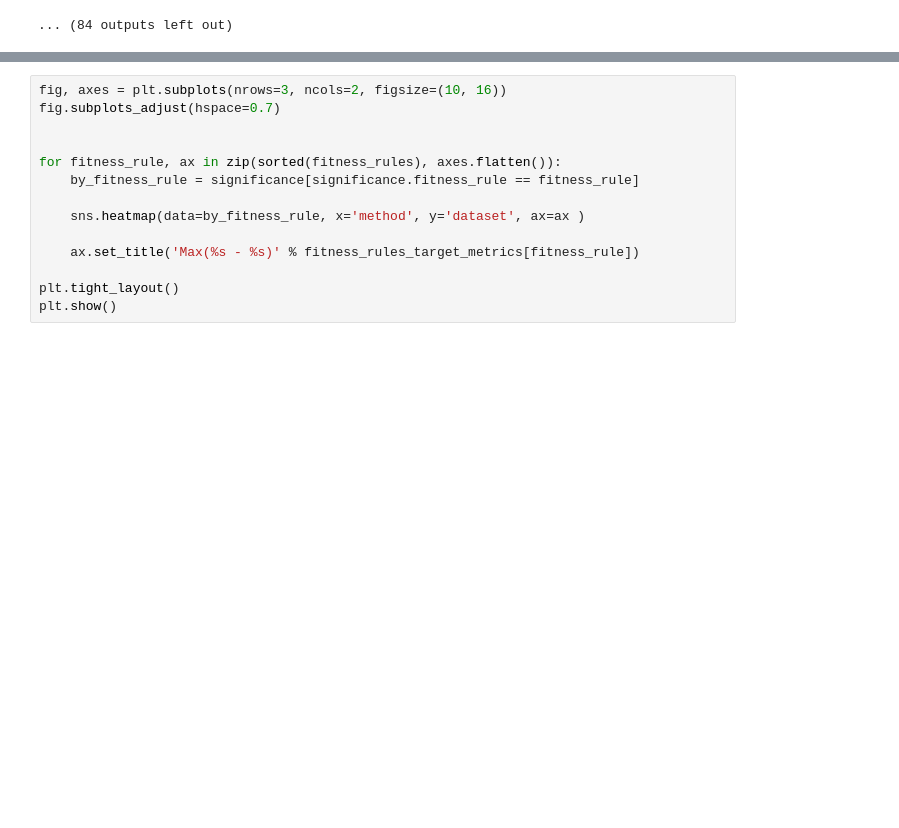
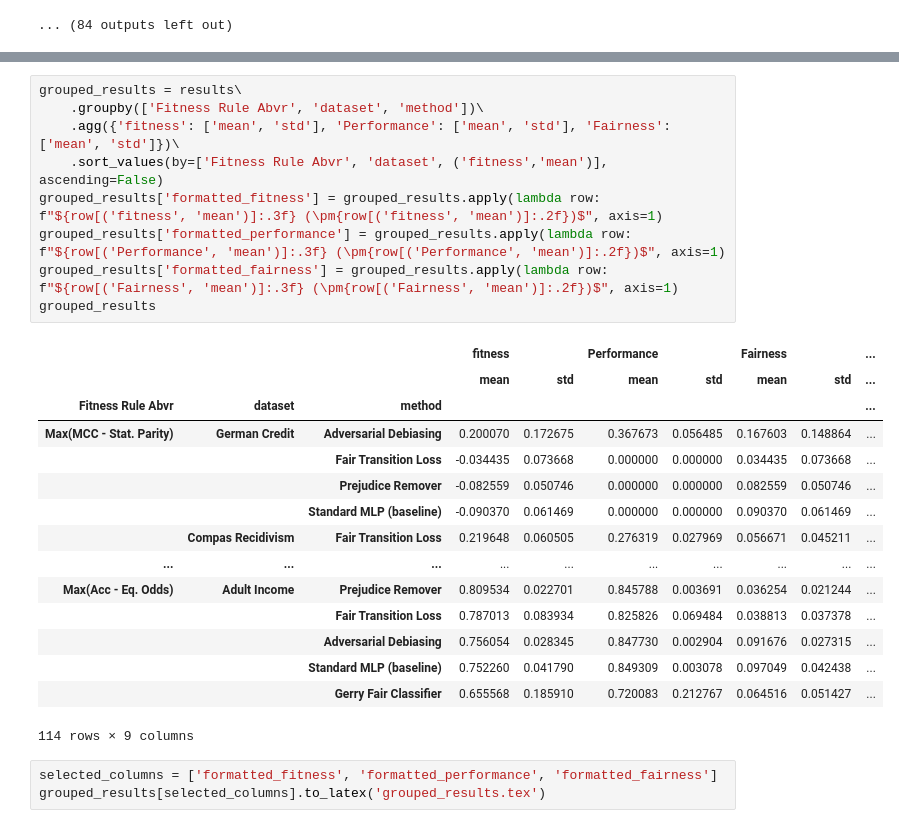
Before and after one commit to ygorcanalli/FairTransitionLoss, a Jupyter notebook: notebooks/2023-08-23/significance_test.ipynb, the cells around one changed output, grey strips where cells are left out. Cells and saved outputs as stored; diff of their text form; blank space fills up the shorter version.

```diff
--- a/notebooks/2023-08-23/significance_test.ipynb
+++ b/notebooks/2023-08-23/significance_test.ipynb
@@ -284,14 +318,28 @@ Significance Testing
-# %%
-fig, axes = plt.subplots(nrows=3, ncols=2, figsize=(10, 16))
-fig.subplots_adjust(hspace=0.7)
-
-
-for fitness_rule, ax in zip(sorted(fitness_rules), axes.flatten()):
-    by_fitness_rule = significance[significance.fitness_rule == fitness_rule]
-
-    sns.heatmap(data=by_fitness_rule, x='method', y='dataset', ax=ax )
-
-    ax.set_title('Max(%s - %s)' % fitness_rules_target_metrics[fitness_rule])
-
-plt.tight_layout()
-plt.show()
+# %%
+grouped_results = results\
+    .groupby(['Fitness Rule Abvr', 'dataset', 'method'])\
+    .agg({'fitness': ['mean', 'std'], 'Performance': ['mean', 'std'], 'Fairness': ['mean', 'std']})\
+    .sort_values(by=['Fitness Rule Abvr', 'dataset', ('fitness','mean')], ascending=False)
+grouped_results['formatted_fitness'] = grouped_results.apply(lambda row: f"${row[('fitness', 'mean')]:.3f} (\pm{row[('fitness', 'mean')]:.2f})$", axis=1)
+grouped_results['formatted_performance'] = grouped_results.apply(lambda row: f"${row[('Performance', 'mean')]:.3f} (\pm{row[('Performance', 'mean')]:.2f})$", axis=1)
+grouped_results['formatted_fairness'] = grouped_results.apply(lambda row: f"${row[('Fairness', 'mean')]:.3f} (\pm{row[('Fairness', 'mean')]:.2f})$", axis=1)
+grouped_results
+# %% [output]
+|  |  |  | fitness |  | Performance |  | Fairness |  | ... |
+|  |  |  | mean | std | mean | std | mean | std | ... |
+| Fitness Rule Abvr | dataset | method |  |  |  |  |  |  | ... |
+| Max(MCC - Stat. Parity) | German Credit | Adversarial Debiasing | 0.200070 | 0.172675 | 0.367673 | 0.056485 | 0.167603 | 0.148864 | ... |
+|  |  | Fair Transition Loss | -0.034435 | 0.073668 | 0.000000 | 0.000000 | 0.034435 | 0.073668 | ... |
+|  |  | Prejudice Remover | -0.082559 | 0.050746 | 0.000000 | 0.000000 | 0.082559 | 0.050746 | ... |
+|  |  | Standard MLP (baseline) | -0.090370 | 0.061469 | 0.000000 | 0.000000 | 0.090370 | 0.061469 | ... |
+|  | Compas Recidivism | Fair Transition Loss | 0.219648 | 0.060505 | 0.276319 | 0.027969 | 0.056671 | 0.045211 | ... |
+| ... | ... | ... | ... | ... | ... | ... | ... | ... | ... |
+| Max(Acc - Eq. Odds) | Adult Income | Prejudice Remover | 0.809534 | 0.022701 | 0.845788 | 0.003691 | 0.036254 | 0.021244 | ... |
+|  |  | Fair Transition Loss | 0.787013 | 0.083934 | 0.825826 | 0.069484 | 0.038813 | 0.037378 | ... |
+|  |  | Adversarial Debiasing | 0.756054 | 0.028345 | 0.847730 | 0.002904 | 0.091676 | 0.027315 | ... |
+|  |  | Standard MLP (baseline) | 0.752260 | 0.041790 | 0.849309 | 0.003078 | 0.097049 | 0.042438 | ... |
+|  |  | Gerry Fair Classifier | 0.655568 | 0.185910 | 0.720083 | 0.212767 | 0.064516 | 0.051427 | ... |
+114 rows × 9 columns
+# %%
+selected_columns = ['formatted_fitness', 'formatted_performance', 'formatted_fairness']
+grouped_results[selected_columns].to_latex('grouped_results.tex')
```
Also changed, not shown: parts of 4 cells of this notebook, 13 other files.
